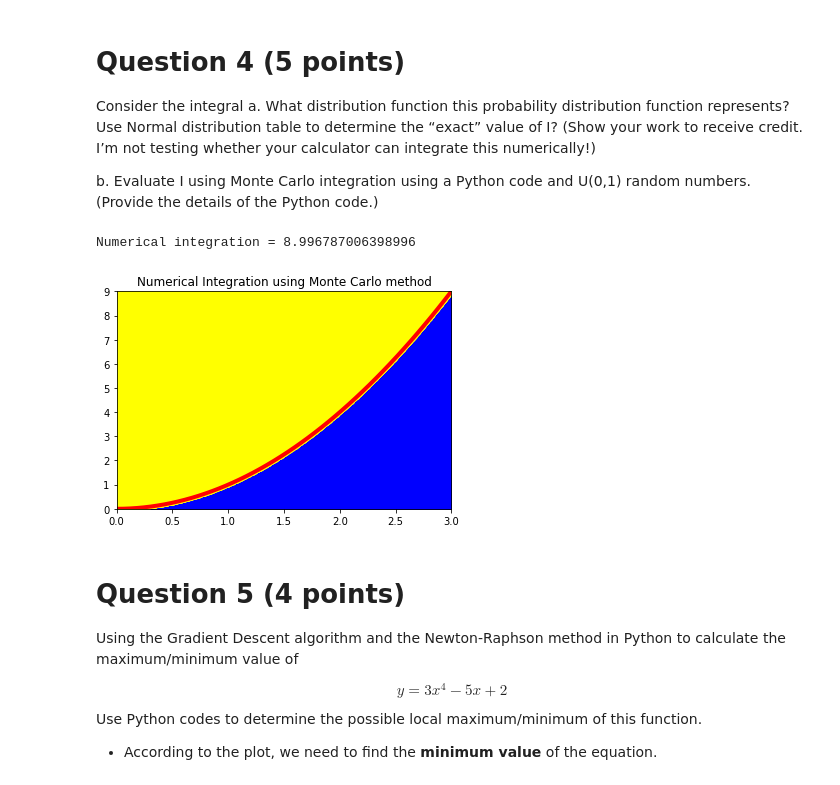
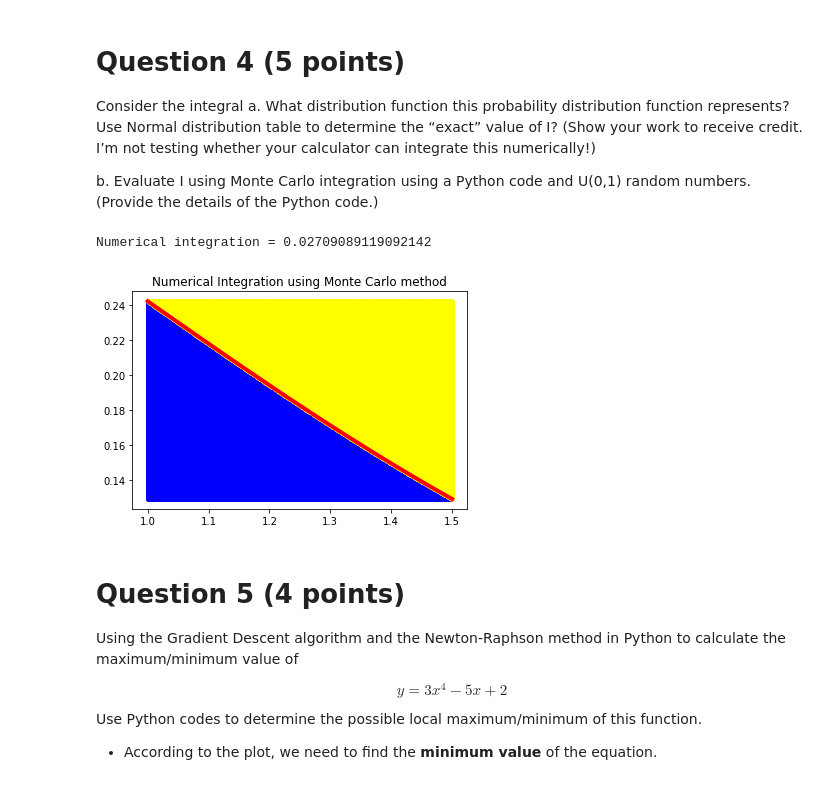
Before and after one commit to twyunting/CSC-632_Intro-to-Simulation-and-Modeling, a Jupyter notebook: exam/Chiu_Exam 1.ipynb, the cells around one changed output. Drawn from its saved outputs; the diff is of its cells as text; code cells hidden in the pictures.

```diff
--- a/exam/Chiu_Exam 1.ipynb
+++ b/exam/Chiu_Exam 1.ipynb
@@ -193,10 +194,9 @@ import numpy as np
 import matplotlib.pyplot as plt
 
 seed(2)
-f = lambda x: x**2
-a = 0.0
-
-b = 3.0
+f = lambda x:(1/math.sqrt(2*np.pi))*np.exp(-x**2/2) # equation
+a = 1
+b = 1.5
 NumSteps = 1000000
 XIntegral=[]
 YIntegral=[]
@@ -205,42 +205,44 @@ YRectangle=[]
 
 ymin = f(a)
 ymax = ymin
+# extract min and max without repeated min/max
 for i in range(NumSteps):
-    x = a + (b - a) * float(i) / NumSteps
+    x = a + (b - a) * float(i) / NumSteps # calculate the rectangle area
     y = f(x)
     if y < ymin: ymin = y
     if y > ymax: ymax = y
 
+# Monte Carlo method
 A = (b - a) * (ymax - ymin)
 N = 1000000
 M = 0
 for k in range(N):
     x = a + (b - a) * random.random()
     y = ymin + (ymax - ymin) * random.random()
     if y <= f(x):
             M += 1
             XIntegral.append(x)
             YIntegral.append(y)
     else:
             XRectangle.append(x)
             YRectangle.append(y)
 NumericalIntegral = M / N * A
 print ("Numerical integration = " + str(NumericalIntegral))
 
 XLin=np.linspace(a,b)
 YLin=[]
 for x in XLin:
     YLin.append(f(x))
 
-plt.axis   ([0, b, 0, f(b)])
+# plt.axis   ([a, b, 0, f(b)])
 plt.plot   (XLin,YLin, color="red" , linewidth="4")
 plt.scatter(XIntegral, YIntegral, color="blue", marker   =".")
 plt.scatter(XRectangle, YRectangle, color="yellow", marker   =".")
 plt.title  ("Numerical Integration using Monte Carlo method")
 plt.show()
 # %% [output]
-Numerical integration = 8.996787006398996
+Numerical integration = 0.02709089119092142
-[figure, old version]
+[figure, new version]
 # %% [markdown]
 # Question 5 (4 points)
 Using the Gradient Descent algorithm and the Newton-Raphson method in Python to calculate the maximum/minimum value of
```
Also changed, not shown: parts of 1 cell of this notebook.
